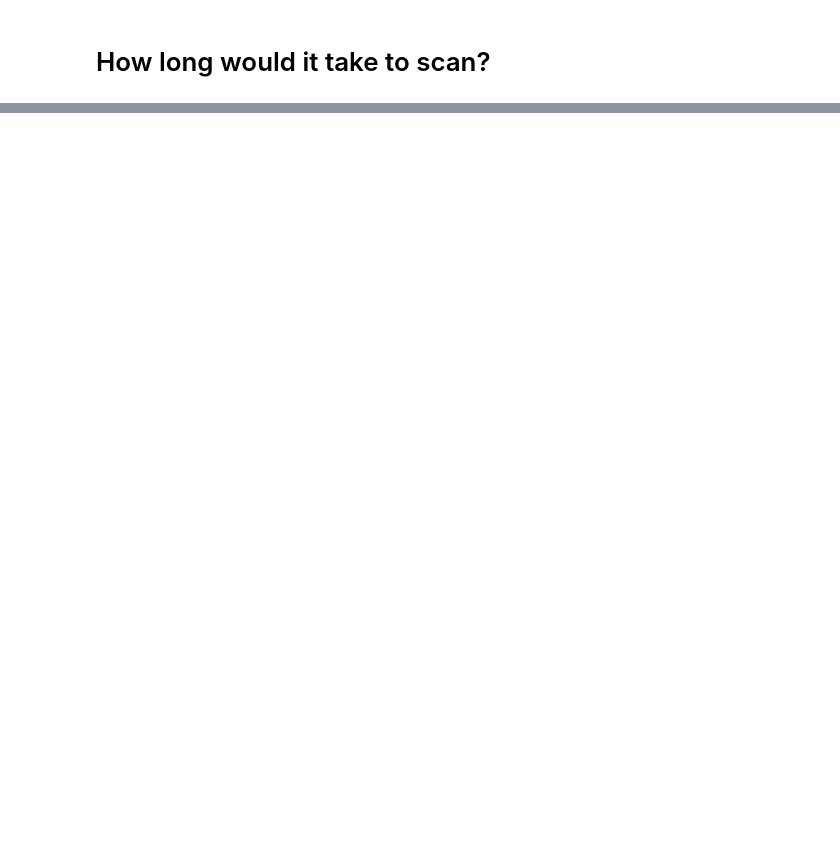
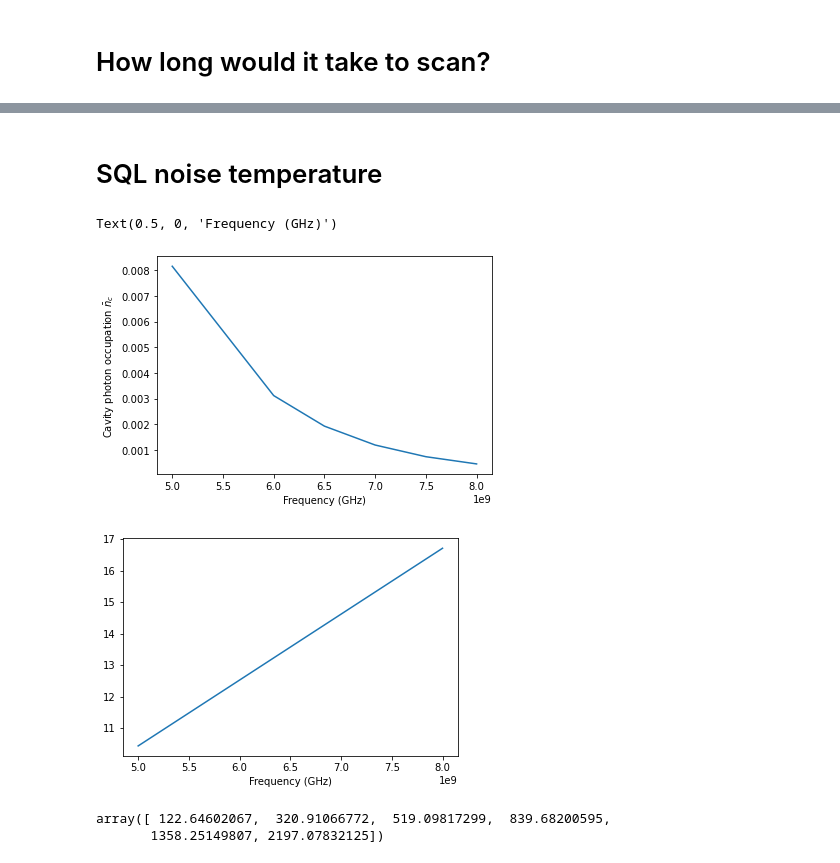
Before and after one commit to raphaelcervantes/jupyter_notebooks, a Jupyter notebook: estimate_dpdm_sensitivity.ipynb, the cells around one changed output, grey strips where cells are left out. Saved outputs shown, nothing was run; the diff lists cells and outputs as text; code cells hidden in the pictures; blank space fills up the shorter version.

```diff
--- a/estimate_dpdm_sensitivity.ipynb
+++ b/estimate_dpdm_sensitivity.ipynb
@@ -17,6 +18,10 @@ def freq_to_mass(compton_f):
     ''' turns photon frequency into axion mass in units of eV '''
     return h_eV*compton_f
 
+def thermal_photon_occupation_number(fgev, Tgev):
+    '''Natural units. Frequency and temperature are in GeV'''
+    return 1/np.exp(fgev/Tgev)
+
 ma = freq_to_mass(freqs)*1e-9 #mass of dark photons in GeV
 print('Dark photon masses: {} ueV'.format(ma*1e15))
 # %% [output]
@@ -68,0 +90,21 @@ print('{} days to scan the entire frequency range'.format(total_time_days))
+# %% [markdown]
+# SQL noise temperature
+# %%
+n_thermal = thermal_photon_occupation_number(f_GeV, Tn)
+improvement = -10*np.log10(np.sqrt(n_thermal))
+plt.plot(freqs*1e-9, n_thermal)
+plt.xlabel('Frequency (GHz)')
+plt.ylabel(r'Cavity photon occupation $\bar{n}_c$')
+
+plt.figure()
+plt.plot(freqs*1e-9, improvement)
+plt.xlabel('Frequency (GHz)')
+# %% [output]
+Text(0.5, 0, 'Frequency (GHz)')
+[figure, added]
+[figure, added]
+# %%
+1/n_thermal
+# %% [output]
+array([ 122.64602067,  320.91066772,  519.09817299,  839.68200595,
+       1358.25149807, 2197.07832125])
```
Also changed, not shown: parts of 5 cells of this notebook, 1 other file.
